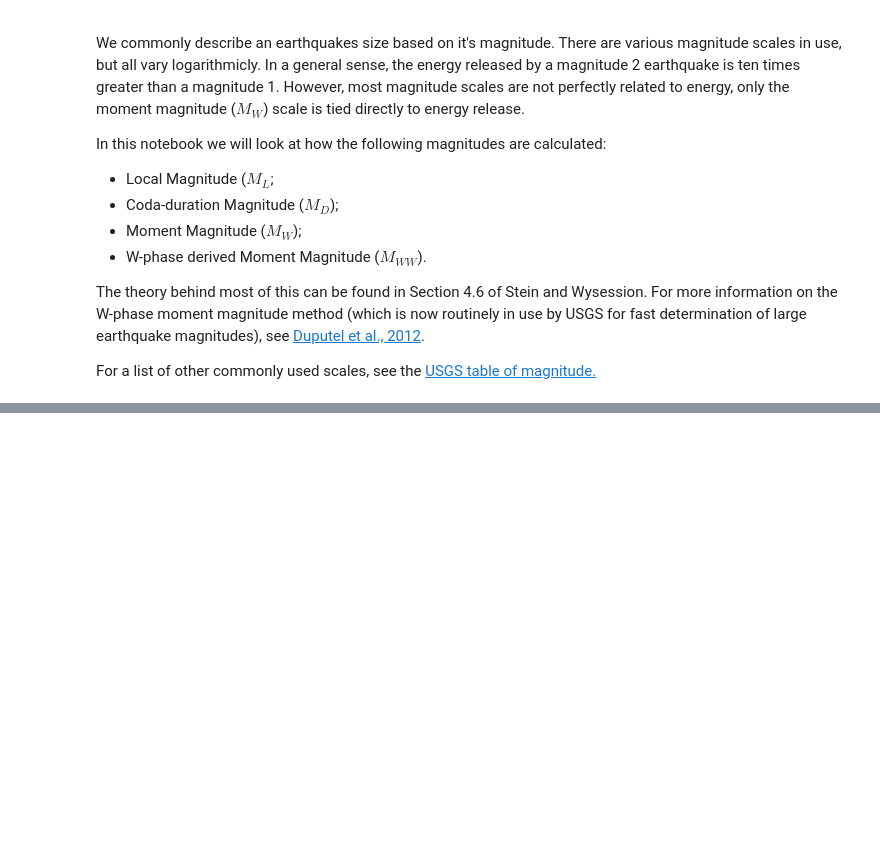
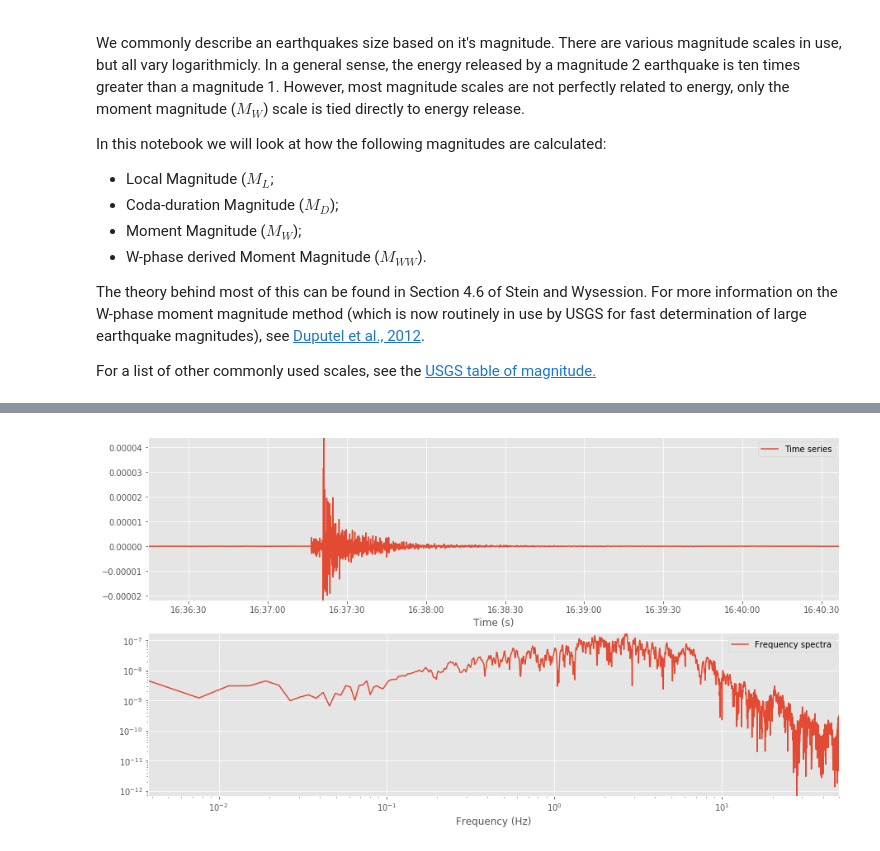
Before and after one commit to calum-chamberlain/GPHS445_notebooks, a Jupyter notebook: 4_Building_a_catalog/4_Magnitudes.ipynb, the cells around one changed output, grey strips where cells are left out. Saved outputs shown, nothing was run; the diff lists cells and outputs as text; code cells hidden in the pictures; blank space fills up the shorter version.

```diff
--- a/4_Building_a_catalog/4_Magnitudes.ipynb
+++ b/4_Building_a_catalog/4_Magnitudes.ipynb
@@ -56,0 +275,42 @@ Lets look at how we would pick an amplitude for local magnitude for a nearby ear
+# %%
+def plot_fft(tr):
+    """
+    Calculate the FFT of a discretely sampled series and plot the spectra.
+
+    :type y: `numpy.ndarray`
+    :param y: Series to calculate FFT for.
+    :type dt: float
+    :param dt:
+        Sample interval - assumed to be in seconds, so frequencies in Hz.
+    """
+    import numpy as np
+    from scipy import fftpack
+    import warnings
+
+    x = np.arange(0, tr.stats.npts, dtype=np.float64)
+    x *= tr.stats.delta
+    x = [(tr.stats.starttime + _).datetime for _ in x]
+    y = tr.data
+    dt = tr.stats.delta
+
+    N = len(y)
+    fft_len = fftpack.next_fast_len(N)  # Find the next fast length for the FFT
+    yf = fftpack.fft(y, n=fft_len)
+    xf = np.linspace(0.0, 1.0 / (2. * dt), int(N / 2))
+    yr = fftpack.ifft(yf)
+
+    fig, ax = plt.subplots(nrows=2, figsize=(15, 8))
+    ax[0].plot(x, y, label="Time series")
+    ax[0].set_xlabel("Time (s)")
+    ax[0].autoscale(enable=True, axis='both', tight=True)
+    ax[0].legend()
+
+    ax[1].loglog(xf, 2./N * np.abs(yf[:N//2]), label="Frequency spectra")
+    ax[1].set_xlabel("Frequency (Hz)")
+    ax[1].autoscale(enable=True, axis='both', tight=True)
+    ax[1].legend()
+# %%
+st_disp = st.copy().remove_response(inv, "DISP")
+plot_fft(st_disp[0])
+# %% [output]
+[figure, added]
```
Also changed, not shown: parts of 19 cells of this notebook, 2 other files.
